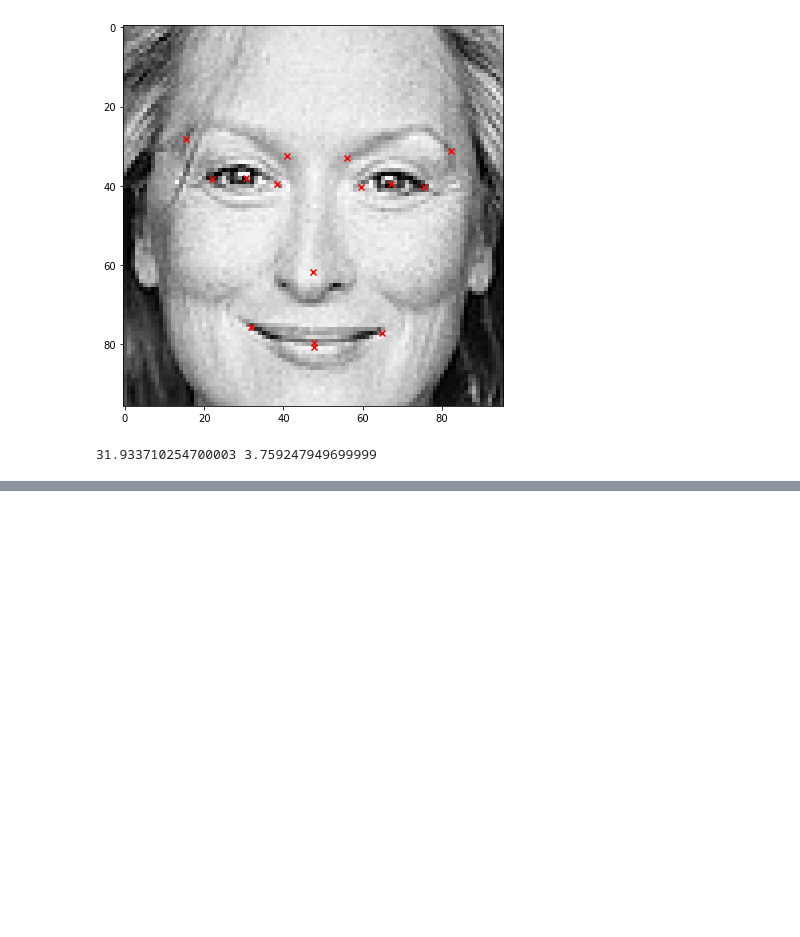
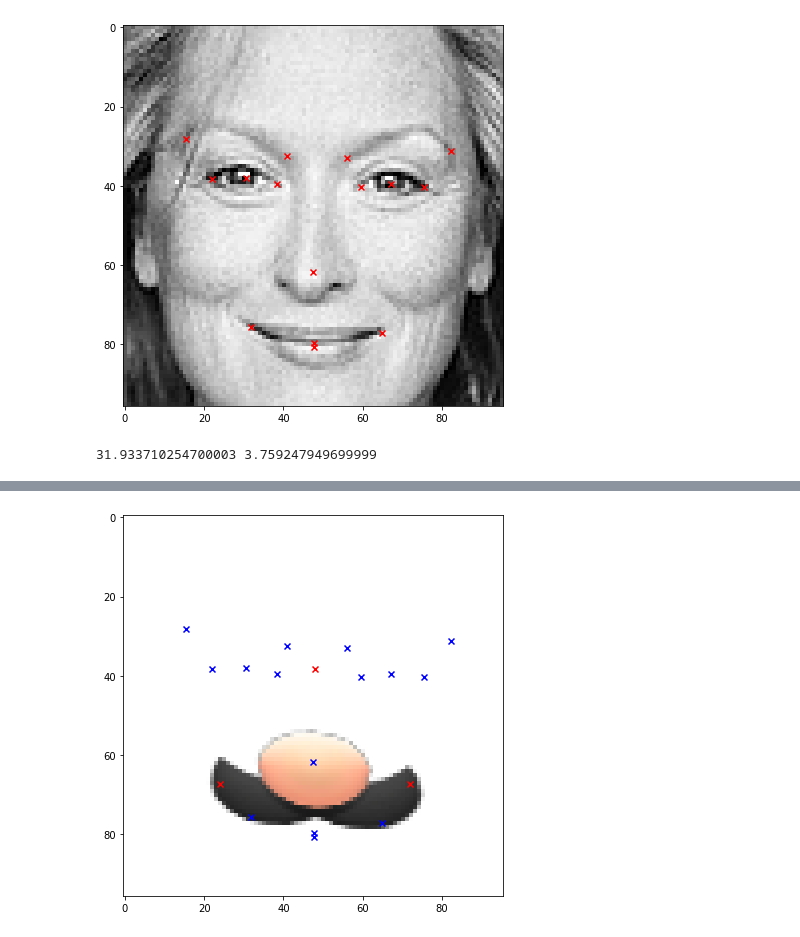
Before and after one commit to ss2342/CV_Snap_Filter, a Jupyter notebook: CV_Snap_filter_data_augmentation.ipynb, the cells around one changed output, grey strips where cells are left out. Saved outputs shown, nothing was run; the diff lists cells and outputs as text; code cells hidden in the pictures; blank space fills up the shorter version.

Commit message:
Added temporary affine transforms

```diff
--- a/CV_Snap_filter_data_augmentation.ipynb
+++ b/CV_Snap_filter_data_augmentation.ipynb
@@ -486,0 +505,23 @@ print(img_nose[12])
+# %%
+#testing img_scaling
+xs = []
+ys = []
+for value in landmarks_dict[1990].values():
+    xs.append(value[0])
+    ys.append(value[1])
+# %%
+nose_coords = np.float32( [(nose_xs[0],nose_ys[0]),(nose_xs[1],nose_ys[1]),(nose_xs[2],nose_ys[2]) ] )
+val_coords = np.float32([(xs[10],ys[10]),(xs[11],ys[11]),(xs[12],ys[12])])
+# %%
+#need to come up with our o
+trans = cv2.getAffineTransform( nose_coords, val_coords )
+# %%
+new_nose_img = cv2.warpAffine(img_nose, trans, (96, 96))
+# %%
+plt.figure(figsize=(7, 7))
+plt.imshow(new_nose_img, cmap='gray')
+plt.scatter(nose_xs, nose_ys, marker='x', color='red')
+plt.scatter(xs, ys, marker='x', color='blue')
+plt.show()
+# %% [output]
+[figure, added]
```
Also changed, not shown: parts of 10 cells of this notebook.
